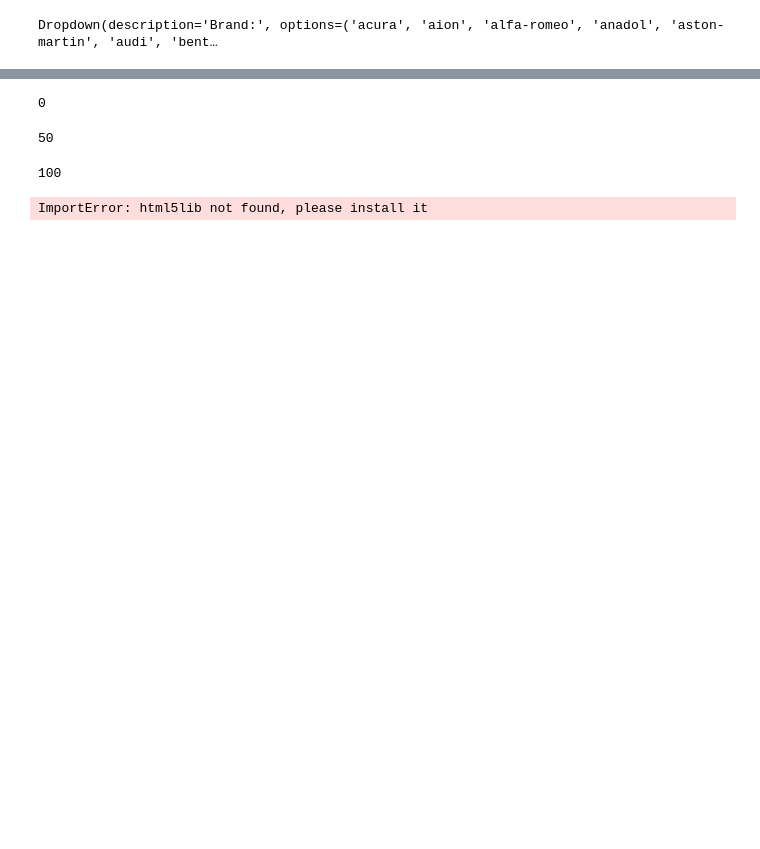
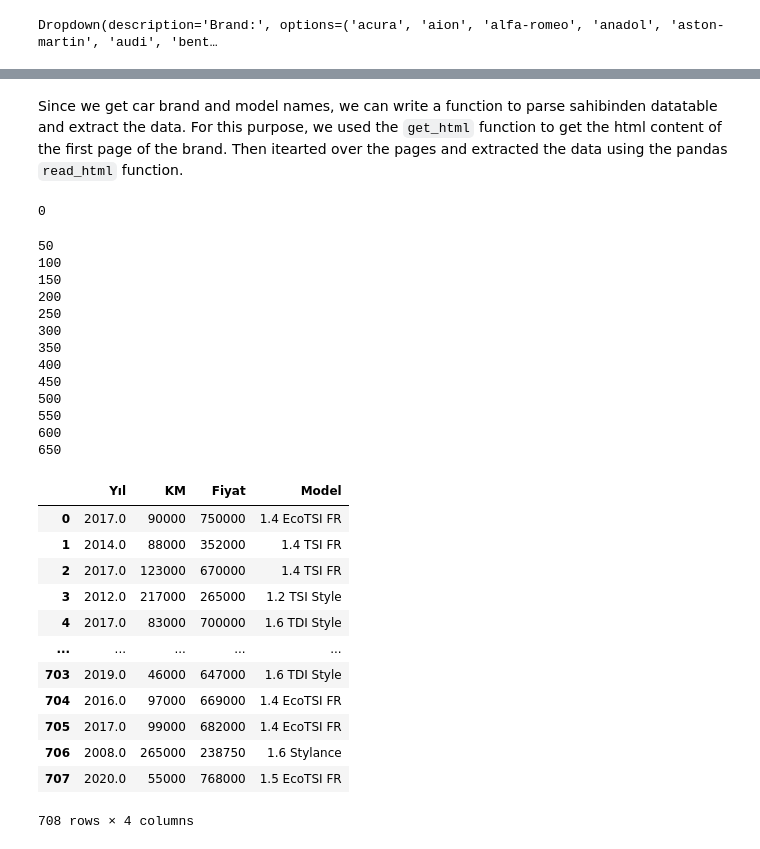
Before and after one commit to BerkkanB/MAT-381E-FINAL-PROJECT, a Jupyter notebook: final.ipynb, the cells around one changed output, grey strips where cells are left out. Cells and saved outputs as stored; diff of their text form; code cells hidden in the pictures; blank space fills up the shorter version.

```diff
--- a/final.ipynb
+++ b/final.ipynb
@@ -26,5 +51,5 @@ brands = soup.find_all("li", {"class": "cl2"})
 # %%
-def clear_raw_data(data):
+def clear_brand_names(data):
     dataList = []
     for tag in data:
         brand = tag.text.strip().split("(")[0].strip()
@@ -64,3 +117,5 @@ Dropdown(description='Number:', options=('145', '146', '147', '155', '156', '159
+# %% [markdown]
+Since we get car brand and model names, we can write a function to parse sahibinden datatable and extract the data. For this purpose, we used the `get_html` function to get the html content of the first page of the brand. Then itearted over the pages and extracted the data using the pandas `read_html` function.
 # %%
 def clean_sahibinden_table(table):
     usefulContentDF = table.dropna(axis=0, how="all")
@@ -74,21 +127,46 @@ df = pd.DataFrame(columns=["Yıl", "KM", "Fiyat","Model"], dtype=int)
 # %%
+df = pd.DataFrame(columns=["Yıl", "KM", "Fiyat","Model"])
+
 for offset in range(0, 700, 50):
     print(offset)
     QUERY_PARAM = "?pagingOffset={}&pagingSize=50&sorting=date_desc".format(offset)
     QUERY_URL = MODELS_URL + "-" + chosenModel.value + QUERY_PARAM
 
     content = get_html(QUERY_URL)
     content = BeautifulSoup(content, "html.parser")
     content = content.find("table", {"id": "searchResultsTable"})
     contentDF = pd.read_html(str(content))[0]
+    contentDF = clean_sahibinden_table(contentDF)
     df = df.append(contentDF, ignore_index=True)
 
-
 df
 # %% [output]
 0
 50
+100
+150
+200
+250
+300
+350
+400
+450
+500
+550
+600
+650
+|  | Yıl | KM | Fiyat | Model |
+| 0 | 2017.0 | 90000 | 750000 | 1.4 EcoTSI FR |
+| 1 | 2014.0 | 88000 | 352000 | 1.4 TSI FR |
+| 2 | 2017.0 | 123000 | 670000 | 1.4 TSI FR |
+| 3 | 2012.0 | 217000 | 265000 | 1.2 TSI Style |
+| 4 | 2017.0 | 83000 | 700000 | 1.6 TDI Style |
+| ... | ... | ... | ... | ... |
+| 703 | 2019.0 | 46000 | 647000 | 1.6 TDI Style |
+| 704 | 2016.0 | 97000 | 669000 | 1.4 EcoTSI FR |
+| 705 | 2017.0 | 99000 | 682000 | 1.4 EcoTSI FR |
+| 706 | 2008.0 | 265000 | 238750 | 1.6 Stylance |
+| 707 | 2020.0 | 55000 | 768000 | 1.5 EcoTSI FR |
-100
+708 rows × 4 columns
-ImportError: html5lib not found, please install it
 # %%
 df
```
Also changed, not shown: parts of 35 cells of this notebook.
